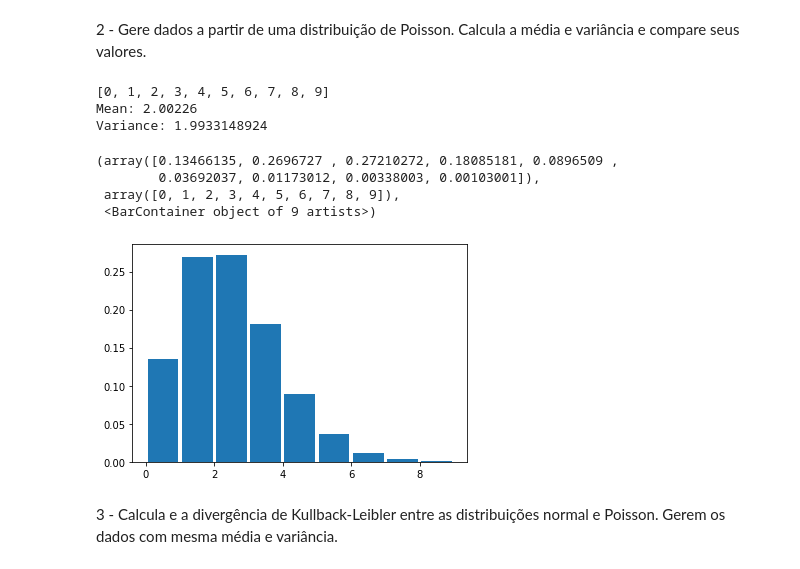
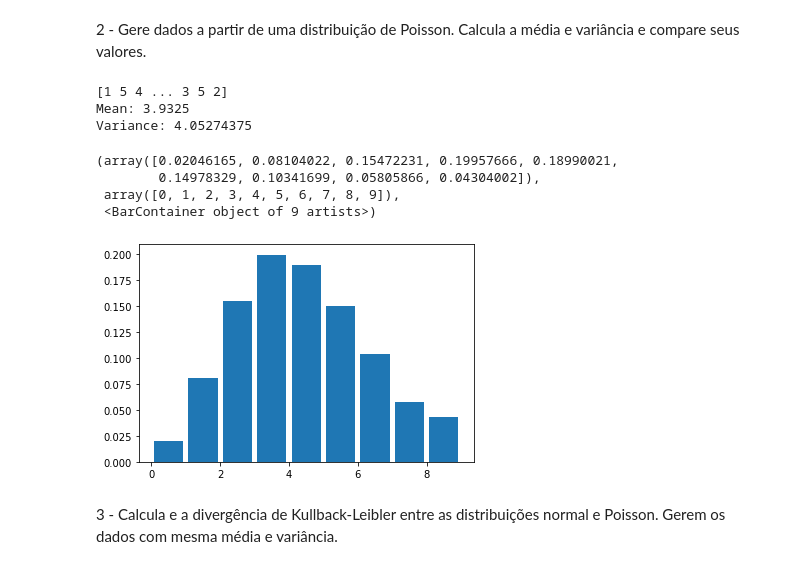
Before and after one commit to thiago3008/MBA_DS_USP, a Jupyter notebook: 02 - Introdução a Ciência de Dados/01 - Introdução/Aula1.ipynb, the cells around one changed output. Drawn from its saved outputs; the diff is of its cells as text; code cells hidden in the pictures.

```diff
--- a/02 - Introdução a Ciência de Dados/01 - Introdução/Aula1.ipynb
+++ b/02 - Introdução a Ciência de Dados/01 - Introdução/Aula1.ipynb
@@ -415,23 +445,27 @@ entropy_arr = []
 2 - Gere dados a partir de uma distribuição de Poisson. Calcula a média e variância e compare seus valores.
 # %%
 import numpy as np
+from numpy.random import poisson
 import matplotlib.pyplot as plt
 
-x = np.random.poisson(2,100000)
-#print(x)
-print(list(range(0,10)))
+#x = np.random.poisson(42,1000)
+x = poisson(4,10000)
+print(x)
 print(f"Mean: {np.mean(x)}")
 print(f"Variance: {np.var(x)}")
 
-plt.hist(x, bins = list(range(0,10)), rwidth = .9, density = True)
+y = list(range(0,10))
+
+plt.hist(x, bins = y, rwidth = .85, density = True)
+plt.hist()
 # %% [output]
-[0, 1, 2, 3, 4, 5, 6, 7, 8, 9]
-Mean: 2.00226
-Variance: 1.9933148924
+[1 5 4 ... 3 5 2]
+Mean: 3.9325
+Variance: 4.05274375
-(array([0.13466135, 0.2696727 , 0.27210272, 0.18085181, 0.0896509 ,
-        0.03692037, 0.01173012, 0.00338003, 0.00103001]),
+(array([0.02046165, 0.08104022, 0.15472231, 0.19957666, 0.18990021,
+        0.14978329, 0.10341699, 0.05805866, 0.04304002]),
  array([0, 1, 2, 3, 4, 5, 6, 7, 8, 9]),
  <BarContainer object of 9 artists>)
-[figure, old version]
+[figure, new version]
 # %% [markdown]
 3 - Calcula e a divergência de Kullback-Leibler entre as distribuições normal e Poisson. Gerem os dados com mesma média e variância.
```
Also changed, not shown: parts of 5 cells of this notebook.
